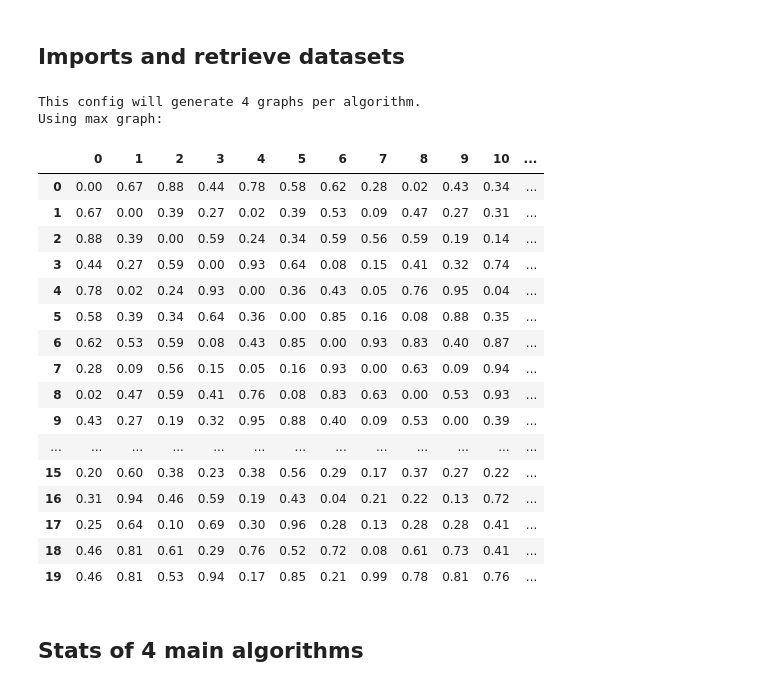
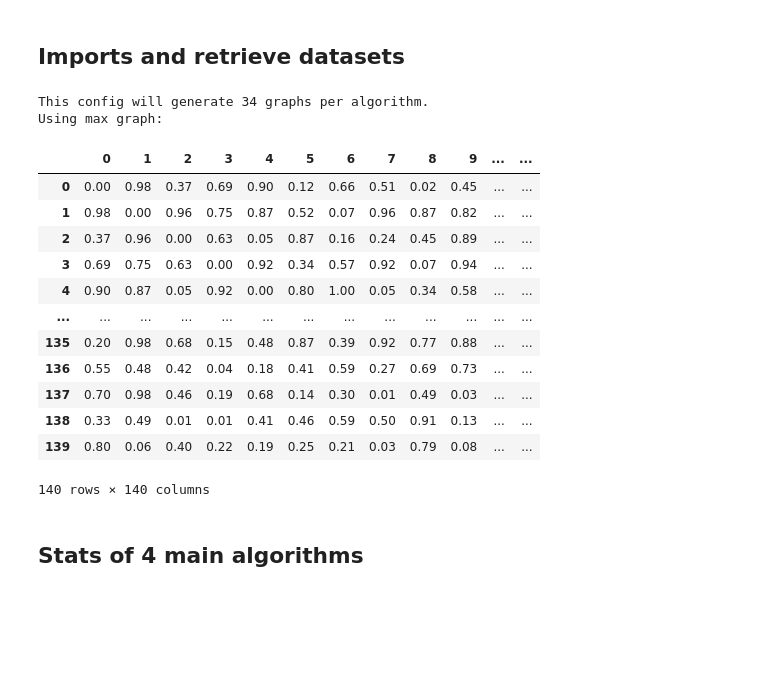
Before and after one commit to BaptisteMiq/VRP-Project, a Jupyter notebook: generateStats.ipynb, the cells around one changed output. Drawn from its saved outputs; the diff is of its cells as text; code cells hidden in the pictures; blank space fills up the shorter version.

```diff
--- a/generateStats.ipynb
+++ b/generateStats.ipynb
@@ -5,48 +5,44 @@
 # %%
 import matplotlib.pyplot as plt
 import pandas as pd
 import numpy as np
 from stats.stats import GetStats, showStats
 from algorithms.tabu import tabu
 from tools.graphGeneration import randomDataGenerator, csvToGraph
 
 g20 = csvToGraph("dataset/ran-20x20.csv")
 g40 = csvToGraph("dataset/ran-40x40.csv")
 g80 = csvToGraph("dataset/ran-80x80.csv")
 g140 = csvToGraph("dataset/ran-140x140.csv")
 g500 = csvToGraph("dataset/ran-500x500.csv")
 
-# Default graph sizes for generated stats
+# Tailles des graphes utilisés pour générer les statistiques
 minGraphSize = 4
-maxGraphSize = 20
+maxGraphSize = 140
 paddingGraph = 4
-maxGraph = g20 # Must be > to maxGraphSize
+maxGraph = g140
 
-print("This config will generate", len(range(minGraphSize, maxGraphSize, paddingGraph)), "graphs per algorithm.")
+print("Cette configuration génèrera", len(range(minGraphSize, maxGraphSize, paddingGraph)), "graphes par algorithme.")
 
 print("Using max graph:")
 p = pd.DataFrame(maxGraph)
 p
 # %% [output]
-This config will generate 4 graphs per algorithm.
+This config will generate 34 graphs per algorithm.
 Using max graph:
-|  | 0 | 1 | 2 | 3 | 4 | 5 | 6 | 7 | 8 | 9 | 10 | ... |
-| 0 | 0.00 | 0.67 | 0.88 | 0.44 | 0.78 | 0.58 | 0.62 | 0.28 | 0.02 | 0.43 | 0.34 | ... |
-| 1 | 0.67 | 0.00 | 0.39 | 0.27 | 0.02 | 0.39 | 0.53 | 0.09 | 0.47 | 0.27 | 0.31 | ... |
-| 2 | 0.88 | 0.39 | 0.00 | 0.59 | 0.24 | 0.34 | 0.59 | 0.56 | 0.59 | 0.19 | 0.14 | ... |
-| 3 | 0.44 | 0.27 | 0.59 | 0.00 | 0.93 | 0.64 | 0.08 | 0.15 | 0.41 | 0.32 | 0.74 | ... |
-| 4 | 0.78 | 0.02 | 0.24 | 0.93 | 0.00 | 0.36 | 0.43 | 0.05 | 0.76 | 0.95 | 0.04 | ... |
-| 5 | 0.58 | 0.39 | 0.34 | 0.64 | 0.36 | 0.00 | 0.85 | 0.16 | 0.08 | 0.88 | 0.35 | ... |
-| 6 | 0.62 | 0.53 | 0.59 | 0.08 | 0.43 | 0.85 | 0.00 | 0.93 | 0.83 | 0.40 | 0.87 | ... |
-| 7 | 0.28 | 0.09 | 0.56 | 0.15 | 0.05 | 0.16 | 0.93 | 0.00 | 0.63 | 0.09 | 0.94 | ... |
-| 8 | 0.02 | 0.47 | 0.59 | 0.41 | 0.76 | 0.08 | 0.83 | 0.63 | 0.00 | 0.53 | 0.93 | ... |
-| 9 | 0.43 | 0.27 | 0.19 | 0.32 | 0.95 | 0.88 | 0.40 | 0.09 | 0.53 | 0.00 | 0.39 | ... |
+|  | 0 | 1 | 2 | 3 | 4 | 5 | 6 | 7 | 8 | 9 | ... | ... |
+| 0 | 0.00 | 0.98 | 0.37 | 0.69 | 0.90 | 0.12 | 0.66 | 0.51 | 0.02 | 0.45 | ... | ... |
+| 1 | 0.98 | 0.00 | 0.96 | 0.75 | 0.87 | 0.52 | 0.07 | 0.96 | 0.87 | 0.82 | ... | ... |
+| 2 | 0.37 | 0.96 | 0.00 | 0.63 | 0.05 | 0.87 | 0.16 | 0.24 | 0.45 | 0.89 | ... | ... |
+| 3 | 0.69 | 0.75 | 0.63 | 0.00 | 0.92 | 0.34 | 0.57 | 0.92 | 0.07 | 0.94 | ... | ... |
+| 4 | 0.90 | 0.87 | 0.05 | 0.92 | 0.00 | 0.80 | 1.00 | 0.05 | 0.34 | 0.58 | ... | ... |
 | ... | ... | ... | ... | ... | ... | ... | ... | ... | ... | ... | ... | ... |
-| 15 | 0.20 | 0.60 | 0.38 | 0.23 | 0.38 | 0.56 | 0.29 | 0.17 | 0.37 | 0.27 | 0.22 | ... |
-| 16 | 0.31 | 0.94 | 0.46 | 0.59 | 0.19 | 0.43 | 0.04 | 0.21 | 0.22 | 0.13 | 0.72 | ... |
-| 17 | 0.25 | 0.64 | 0.10 | 0.69 | 0.30 | 0.96 | 0.28 | 0.13 | 0.28 | 0.28 | 0.41 | ... |
-| 18 | 0.46 | 0.81 | 0.61 | 0.29 | 0.76 | 0.52 | 0.72 | 0.08 | 0.61 | 0.73 | 0.41 | ... |
-| 19 | 0.46 | 0.81 | 0.53 | 0.94 | 0.17 | 0.85 | 0.21 | 0.99 | 0.78 | 0.81 | 0.76 | ... |
+| 135 | 0.20 | 0.98 | 0.68 | 0.15 | 0.48 | 0.87 | 0.39 | 0.92 | 0.77 | 0.88 | ... | ... |
+| 136 | 0.55 | 0.48 | 0.42 | 0.04 | 0.18 | 0.41 | 0.59 | 0.27 | 0.69 | 0.73 | ... | ... |
+| 137 | 0.70 | 0.98 | 0.46 | 0.19 | 0.68 | 0.14 | 0.30 | 0.01 | 0.49 | 0.03 | ... | ... |
+| 138 | 0.33 | 0.49 | 0.01 | 0.01 | 0.41 | 0.46 | 0.59 | 0.50 | 0.91 | 0.13 | ... | ... |
+| 139 | 0.80 | 0.06 | 0.40 | 0.22 | 0.19 | 0.25 | 0.21 | 0.03 | 0.79 | 0.08 | ... | ... |
+140 rows × 140 columns
 # %% [markdown]
 ## Stats of 4 main algorithms
 # %%
```
Also changed, not shown: parts of 6 cells of this notebook, 21 other files.
